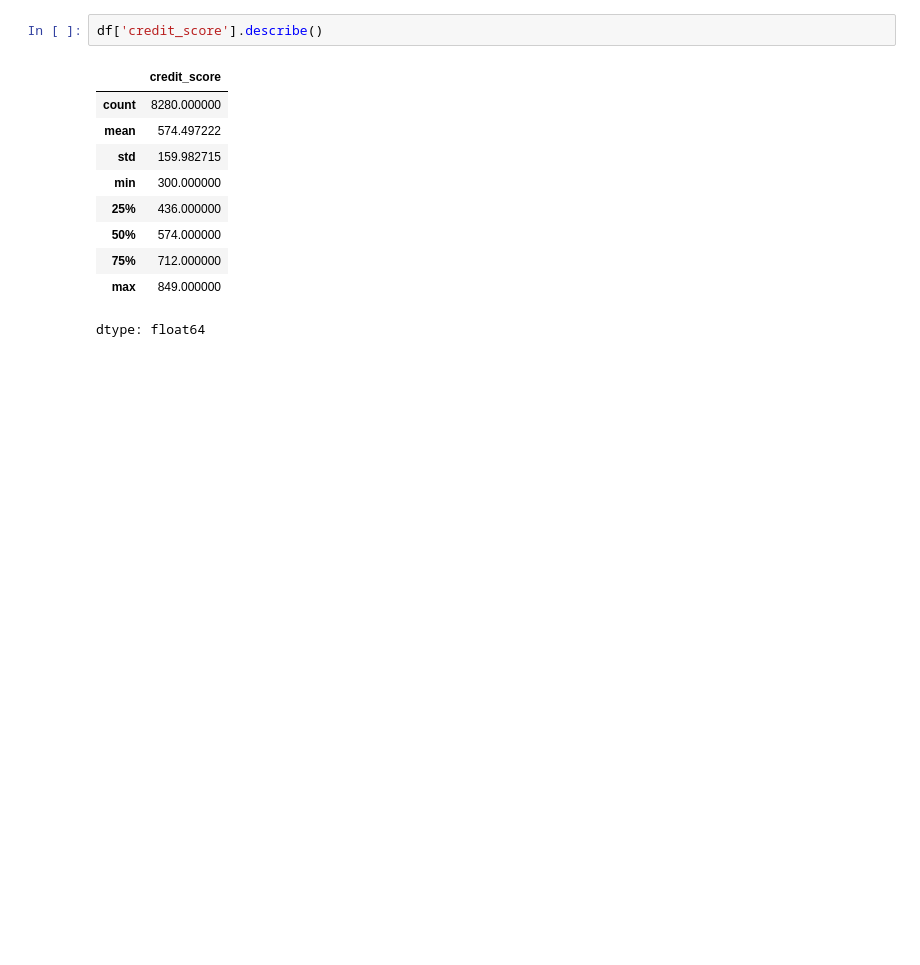
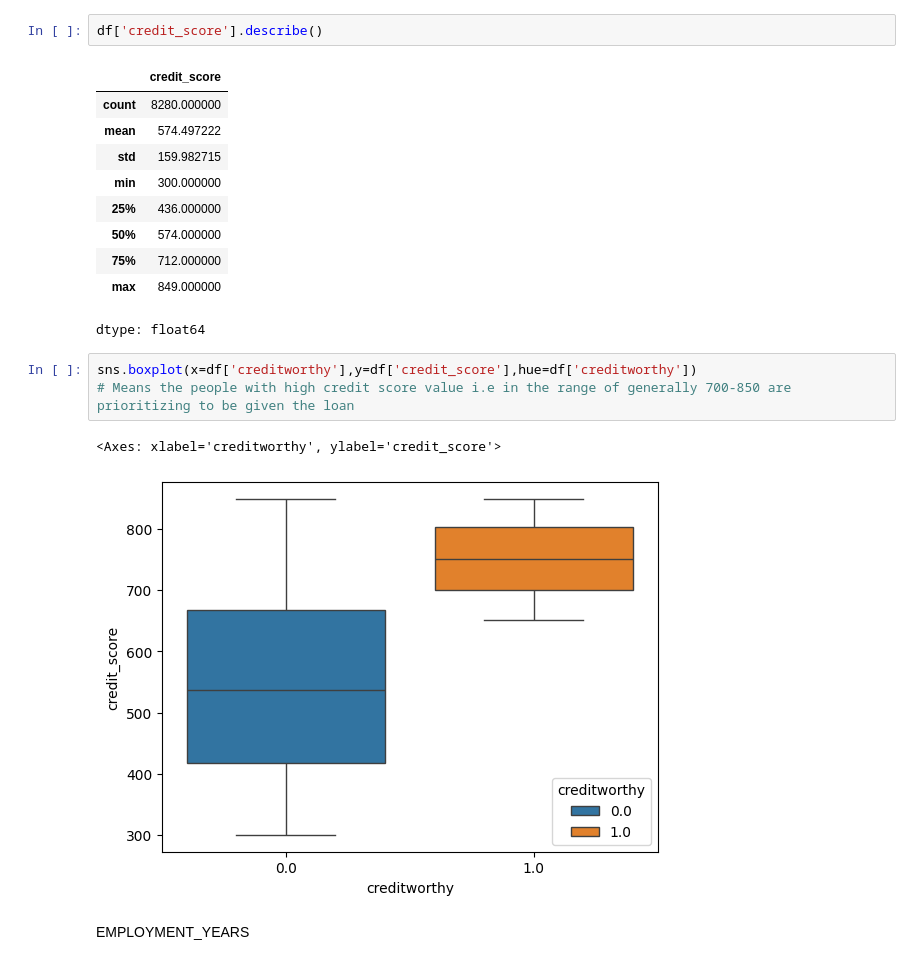
Before and after one commit to saaaaaaaaaaaaaad56/creditworthiness, a Jupyter notebook: over_view.ipynb, the cells around one changed output. Cells and saved outputs as stored; diff of their text form; blank space fills up the shorter version.

```diff
--- a/over_view.ipynb
+++ b/over_view.ipynb
@@ -261,3 +261,11 @@ df['credit_score'].describe()
 | 75% | 712.000000 |
 | max | 849.000000 |
 dtype: float64
+# %%
+sns.boxplot(x=df['creditworthy'],y=df['credit_score'],hue=df['creditworthy'])
+# Means the people with high credit score value i.e in the range of generally 700-850 are prioritizing to be given the loan
+# %% [output]
+<Axes: xlabel='creditworthy', ylabel='credit_score'>
+[figure, added]
+# %% [markdown]
+EMPLOYMENT_YEARS
```
Also changed, not shown: parts of 12 cells of this notebook, 1 other file.
